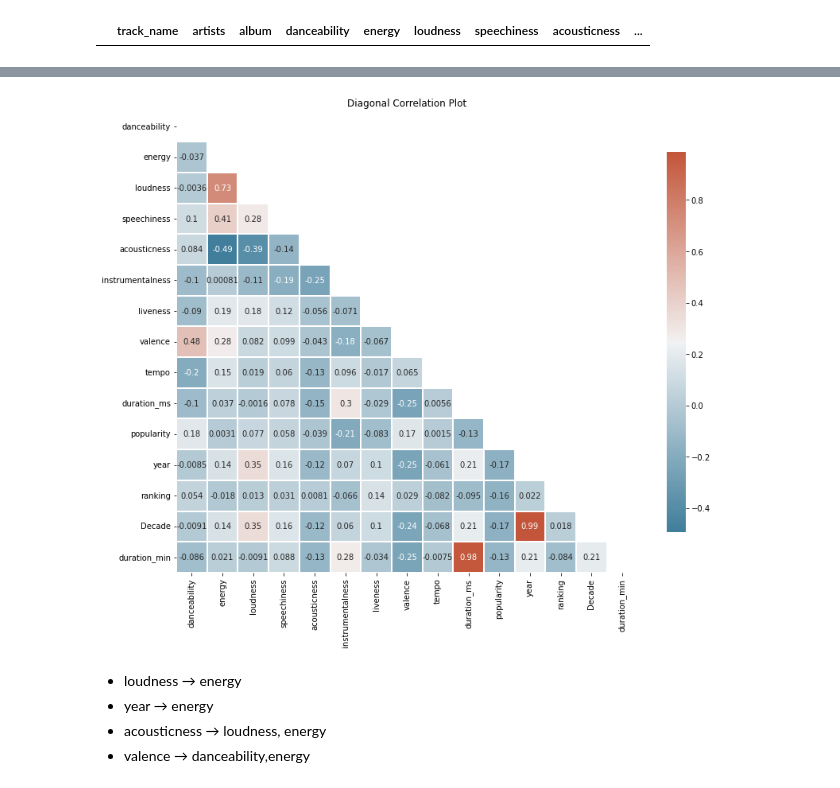
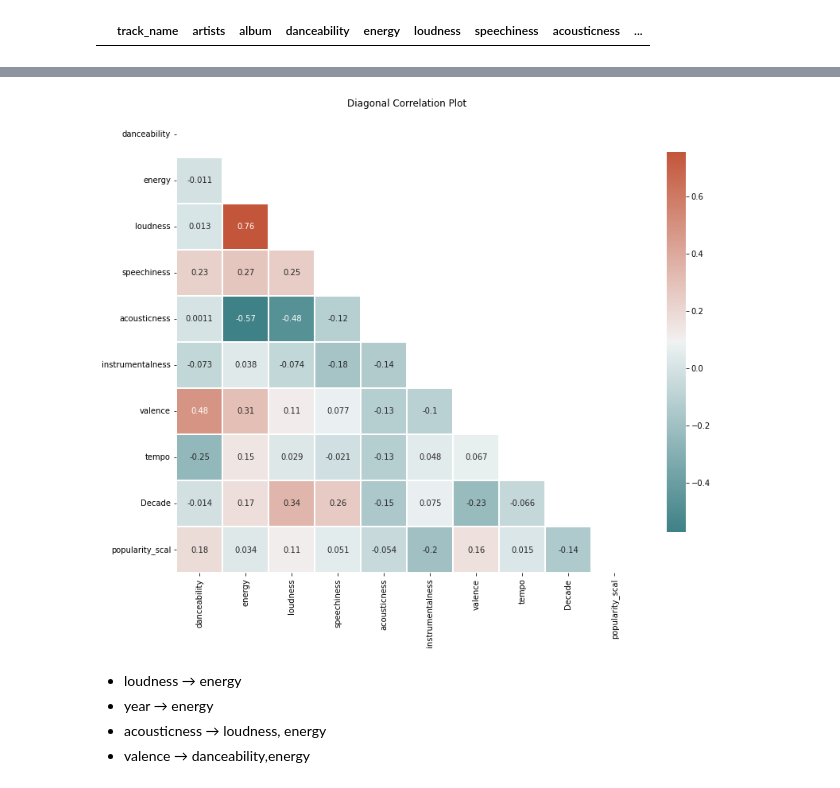
Before and after one commit to MScaramuzzi/FAIKR-3, a Jupyter notebook: df_compl.ipynb, the cells around one changed output, grey strips where cells are left out. Saved outputs shown, nothing was run; the diff lists cells and outputs as text; code cells hidden in the pictures.

```diff
--- a/df_compl.ipynb
+++ b/df_compl.ipynb
@@ -145,3 +144,3 @@ df1[df1['duration_min'] > 15]
 # %%
-df1[df1['album'].str.contains("live", case=False)]
+df1=df1.drop(df1[df1['album'].str.contains("live", case=False)],axis=0)
 # %% [output]
@@ -152,0 +148,5 @@ df1[df1['album'].str.contains("live", case=False)]
+# %%
+
+df1['critic score'] = df1['critic score'].str.replace(',','.')
+df1['critic score'] = df1['critic score'].astype(float)
+print(df1.dtypes)
@@ -152,0 +173,8 @@ df1[df1['album'].str.contains("live", case=False)]
+# %%
+from sklearn.preprocessing import MinMaxScaler
+
+scaler = MinMaxScaler()
+
+df1[['popularity_scal']] = scaler.fit_transform(df1[['popularity']])
+# %%
+dfc=df1.drop(["duration_ms","year","popularity","critic score","ranking"],axis=1)
@@ -153,21 +190,21 @@ df1[df1['album'].str.contains("live", case=False)]
 # %%
 # Correlation matrix between columns and plots of each column value with
 # respect to 'Endometriosis'
 
 plt.figure(figsize=(13,11))
-corr = df1.corr(method='spearman')
+corr = dfc.corr(method='pearson')
 mask = np.triu(np.ones_like(corr, dtype=bool))
 plt.title('Diagonal Correlation Plot')
 sns.set_palette("Set2")
 sns.heatmap(corr,
             mask=mask,
             annot=True,
-            cmap=sns.diverging_palette(230, 20, as_cmap=True),
+            cmap=sns.diverging_palette(200, 20, as_cmap=True),
             square = True,
             linewidths = 1.5,
             cbar_kws = {"shrink": .8});
 # %% [output]
-[figure, old version]
+[figure, new version]
 # %% [markdown]
 - loudness &rarr; energy
 - year &rarr; energy
```
Also changed, not shown: parts of 57 cells of this notebook.
